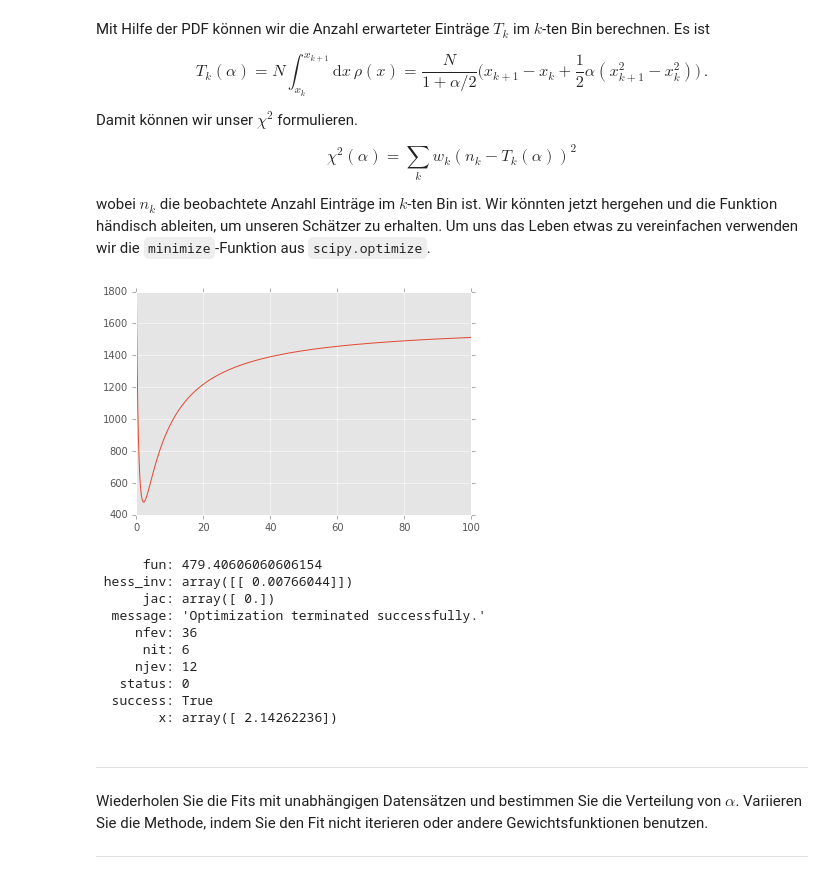
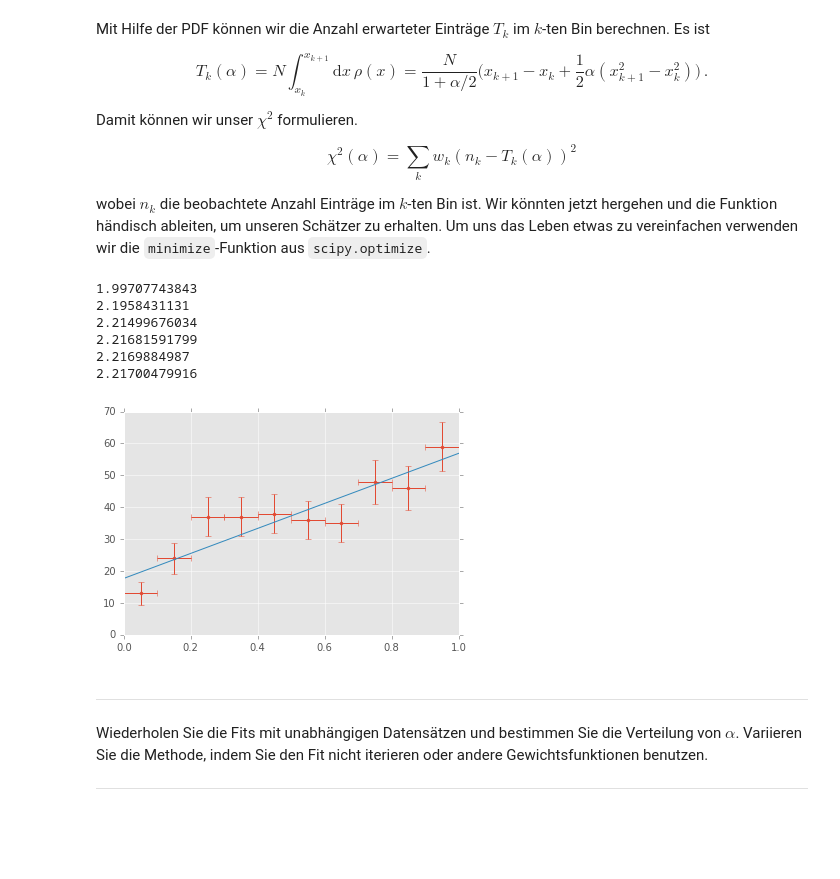
Before and after one commit to kdungs/teaching-SMD2-2016, a Jupyter notebook: solutions/2.ipynb, the cells around one changed output. Cells and saved outputs as stored; diff of their text form; code cells hidden in the pictures; blank space fills up the shorter version.

```diff
--- a/solutions/2.ipynb
+++ b/solutions/2.ipynb
@@ -155,34 +155,49 @@ Damit können wir unser $\chi^2$ formulieren.
 
 wobei $n_k$ die beobachtete Anzahl Einträge im $k$-ten Bin ist. Wir könnten jetzt hergehen und die Funktion händisch ableiten, um unseren Schätzer zu erhalten. Um uns das Leben etwas zu vereinfachen verwenden wir die `minimize`-Funktion aus `scipy.optimize`.
 # %%
-def chi2(N, bins, ns, ws, alpha):
+def expected_ns(N, bins, alpha):
     widths = bins[1:] - bins[:-1]
     sqdiff = bins[1:] ** 2 - bins[:-1] ** 2
-    ts = N / (1 + alpha / 2) * (widths + alpha / 2 * sqdiff)
+    return N / (1 + alpha / 2) * (widths + alpha / 2 * sqdiff)
+
+
+def chi2(N, bins, ns, ws, alpha):
+    ts = expected_ns(N, bins, alpha)
     return np.sum(ws * (ns - ts) ** 2)
 
 
 c2 = partial(chi2, N, bins, ns, 1)
 
-xs = np.linspace(0, 100, 1000)
-plt.plot(xs, [c2(x) for x in xs])
-plt.show()
+alpha = scipy.optimize.minimize(c2, [1]).x[0]
+print(alpha)
 
-res = scipy.optimize.minimize(c2, [1])
-alpha = res.x[0]
-res
+for _ in range(5):
+    ws = 1 / expected_ns(N, bins, alpha)
+    c2 = partial(chi2, N, bins, ns, ws)
+    alpha = scipy.optimize.minimize(c2, [alpha]).x[0]
+    print(alpha)
 # %% [output]
-[figure, removed]
-      fun: 479.40606060606154
- hess_inv: array([[ 0.00766044]])
-      jac: array([ 0.])
-  message: 'Optimization terminated successfully.'
-     nfev: 36
-      nit: 6
-     njev: 12
-   status: 0
-  success: True
-        x: array([ 2.14262236])
+1.99707743843
+2.1958431131
+2.21499676034
+2.21681591799
+2.2169884987
+2.21700479916
+# %%
+widths = bins[1:] - bins[:-1]
+centres = bins[:-1] + widths / 2
+plt.errorbar(centres, ns, xerr=widths / 2, yerr=np.sqrt(ns), fmt='.')
+
+
+def rho(x):
+    return (1 + alpha * x) / (1 + alpha / 2)
+
+
+xs_ = np.linspace(0, 1, 2)
+plt.plot(xs_, N * widths[0] * rho(xs_))
+plt.show()
+# %% [output]
+[figure, added]
 # %% [markdown]
 ---
 Wiederholen Sie die Fits mit unabhängigen Datensätzen und bestimmen Sie die Verteilung von $\alpha$. Variieren Sie die Methode, indem Sie den Fit nicht iterieren oder andere Gewichtsfunktionen benutzen.
```
Also changed, not shown: parts of 3 cells of this notebook.
